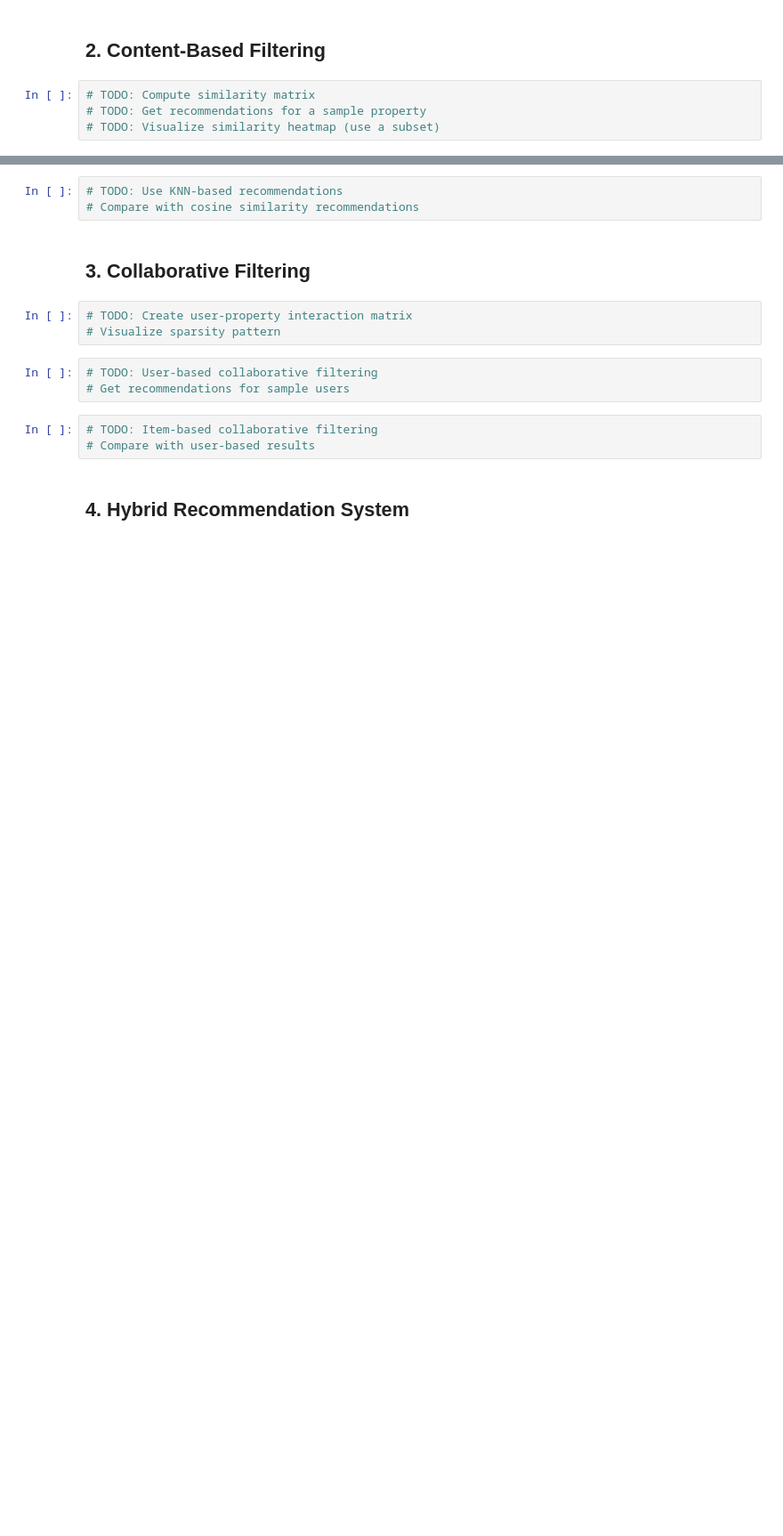
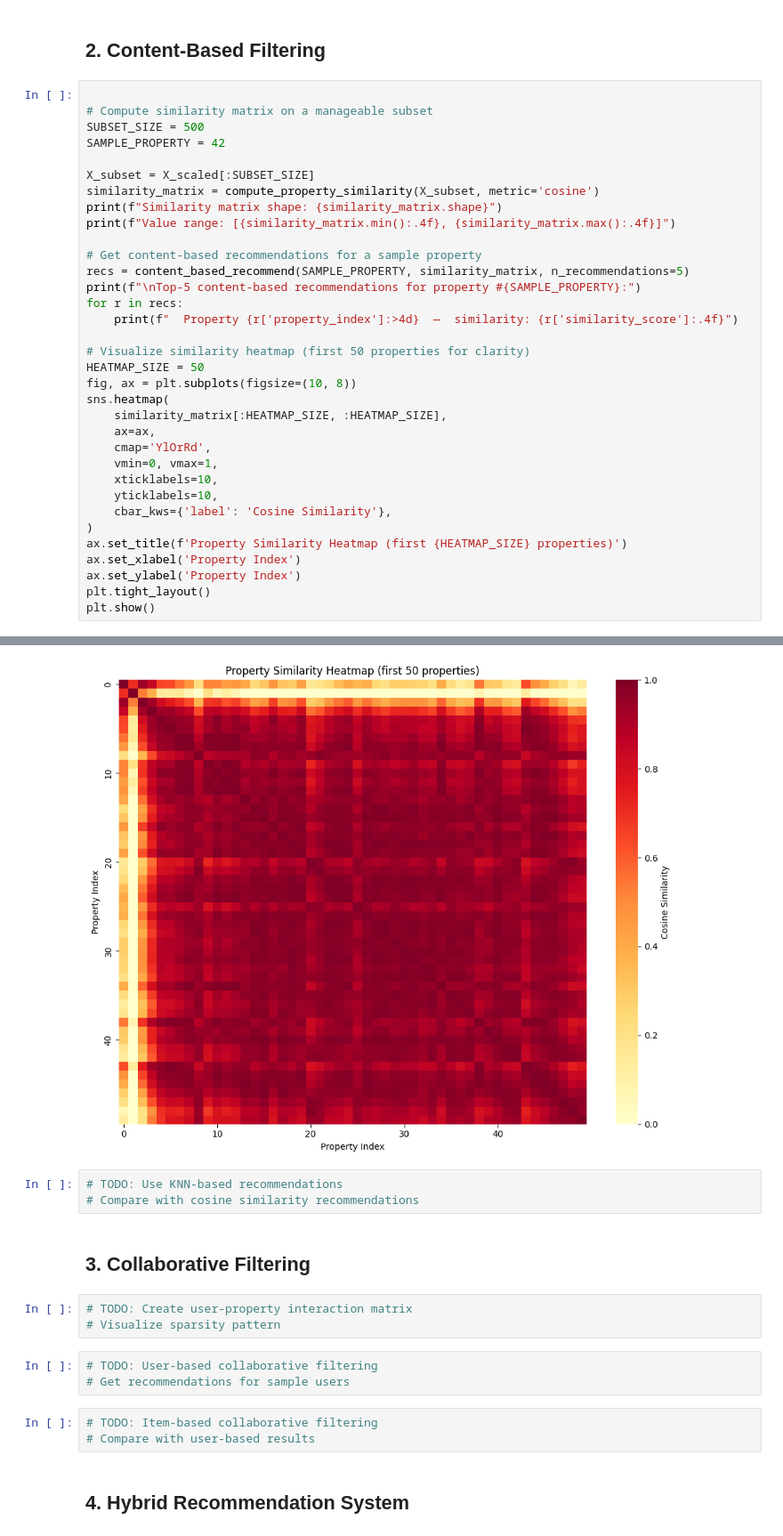
Before and after one commit to DigiCrome-Academy/real-estate-prediction-bnelsonemail, a Jupyter notebook: notebooks/03_recommendation_system.ipynb, the cells around one changed output, grey strips where cells are left out. Shown: that part at 89% size. Cells and saved outputs as stored; diff of their text form; blank space fills up the shorter version.

```diff
--- a/notebooks/03_recommendation_system.ipynb
+++ b/notebooks/03_recommendation_system.ipynb
@@ -27,6 +29,37 @@ print(f"Properties: {X_scaled.shape[0]}, Features: {X_scaled.shape[1]}")
 # %% [markdown]
 ## 2. Content-Based Filtering
-# %%
-# TODO: Compute similarity matrix
-# TODO: Get recommendations for a sample property
-# TODO: Visualize similarity heatmap (use a subset)
+# %%
+
+# Compute similarity matrix on a manageable subset
+SUBSET_SIZE = 500
+SAMPLE_PROPERTY = 42
+
+X_subset = X_scaled[:SUBSET_SIZE]
+similarity_matrix = compute_property_similarity(X_subset, metric='cosine')
+print(f"Similarity matrix shape: {similarity_matrix.shape}")
+print(f"Value range: [{similarity_matrix.min():.4f}, {similarity_matrix.max():.4f}]")
+
+# Get content-based recommendations for a sample property
+recs = content_based_recommend(SAMPLE_PROPERTY, similarity_matrix, n_recommendations=5)
+print(f"\nTop-5 content-based recommendations for property #{SAMPLE_PROPERTY}:")
+for r in recs:
+    print(f"  Property {r['property_index']:>4d}  —  similarity: {r['similarity_score']:.4f}")
+
+# Visualize similarity heatmap (first 50 properties for clarity)
+HEATMAP_SIZE = 50
+fig, ax = plt.subplots(figsize=(10, 8))
+sns.heatmap(
+    similarity_matrix[:HEATMAP_SIZE, :HEATMAP_SIZE],
+    ax=ax,
+    cmap='YlOrRd',
+    vmin=0, vmax=1,
+    xticklabels=10,
+    yticklabels=10,
+    cbar_kws={'label': 'Cosine Similarity'},
+)
+ax.set_title(f'Property Similarity Heatmap (first {HEATMAP_SIZE} properties)')
+ax.set_xlabel('Property Index')
+ax.set_ylabel('Property Index')
+plt.tight_layout()
+plt.show()
+# %% [output]
@@ -33,3 +75,4 @@ print(f"Properties: {X_scaled.shape[0]}, Features: {X_scaled.shape[1]}")
+[figure, added]
 # %%
 # TODO: Use KNN-based recommendations
 # Compare with cosine similarity recommendations
```
Also changed, not shown: parts of 2 cells of this notebook.
